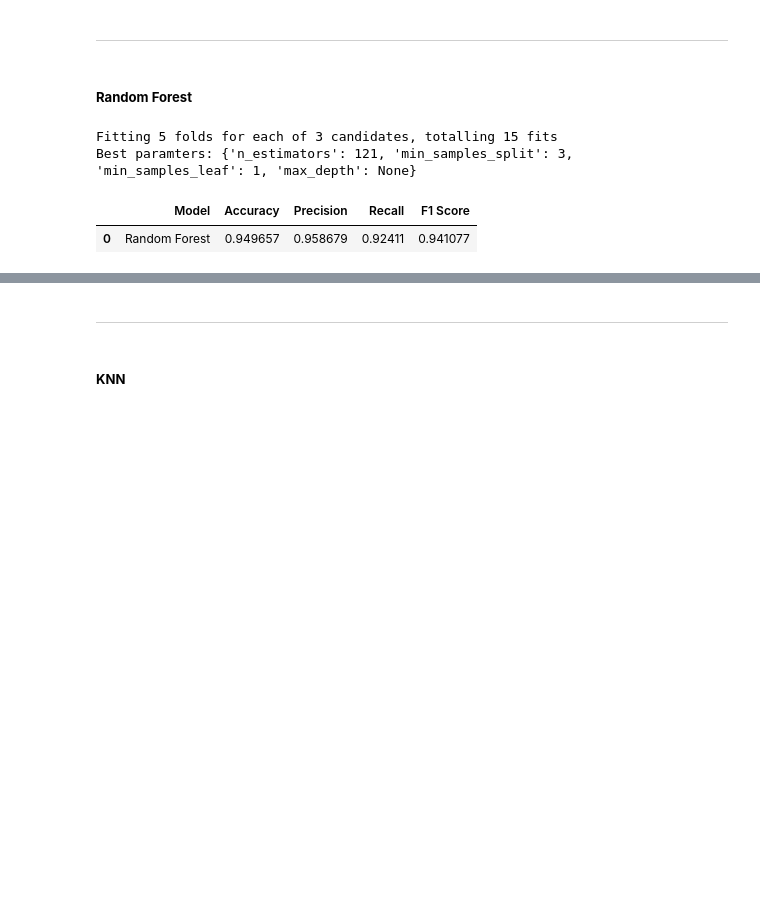
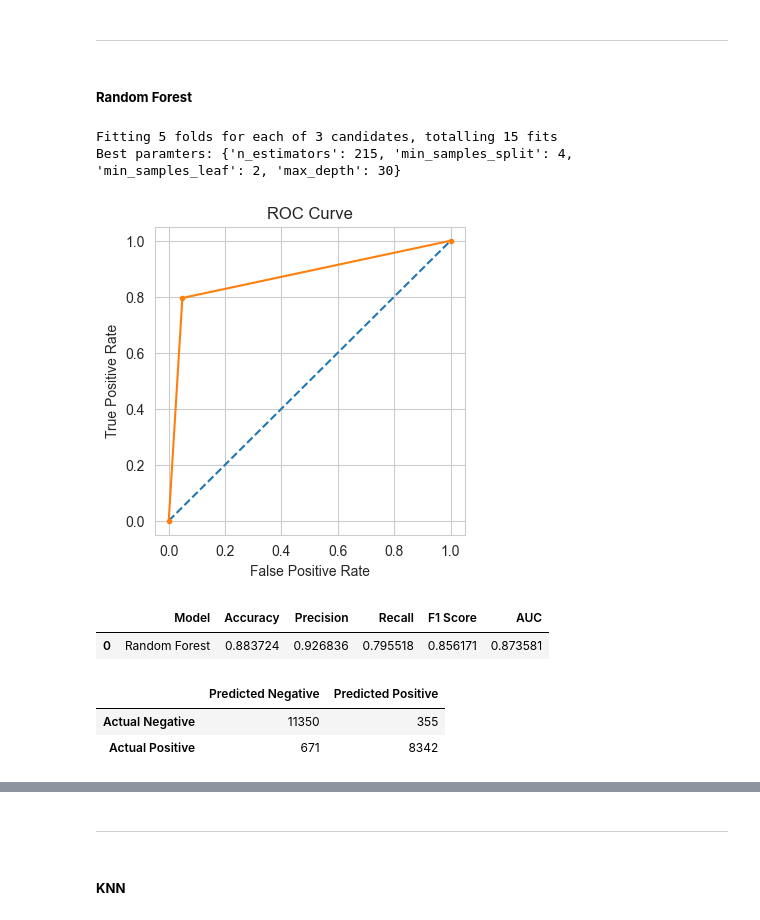
Before and after one commit to Chargent/Trains-Customers-Satisfaction-Machine-Learning-Project, a Jupyter notebook: main.ipynb, the cells around one changed output, grey strips where cells are left out. Cells and saved outputs as stored; diff of their text form; code cells hidden in the pictures; blank space fills up the shorter version.

Commit message:
random forest e commenti

```diff
--- a/main.ipynb
+++ b/main.ipynb
@@ -881,7 +888,7 @@ DT_gridcv = GridSearchCV(
 DT_gridcv.fit(training, training_check)
 
 # Printing the best parameters
-grid_bestparams_DT = DT_gridcv.bestparams
+grid_bestparams_DT = DT_gridcv.best_params_
 print(f"Best paramters: {grid_bestparams_DT}")
 
 # Initializing the model with the best parameters
@@ -944,7 +961,7 @@ RF_randcv = RandomizedSearchCV(
     Random_Forest,
     scoring='accuracy',
     param_distributions=random_grid_RF,
-    n_iter=3,
+    n_iter=10,
     cv=5,
     verbose=1,
     random_state=69,
@@ -965,40 +982,45 @@ RF_parameter = RandomForestClassifier(**rand_bestparams_RF)
 RF_parameter.fit(training, training_check)
 
 #print all the scores
 prediction_RF = RF_parameter.predict(validation_test)
 
 # Calculating the performance metrics
 accuracy_RF = accuracy_score(validation_test_check, prediction_RF)
 precision_RF = precision_score(validation_test_check, prediction_RF)
 recall_RF = recall_score(validation_test_check, prediction_RF)
 f1_RF = f1_score(validation_test_check, prediction_RF)
 
 # Calculting the ROC Score
 fpr, tpr, thresholds = roc_curve(validation_test_check, prediction_RF)
 auc_RF = auc(fpr, tpr)
 
 # Plotting the ROC Curve
 plt.plot([0, 1], [0, 1], linestyle='--')
 plt.plot(fpr, tpr, marker='.')
 plt.rcParams['figure.figsize'] = [4, 4]
 plt.title('ROC Curve')
 plt.xlabel('False Positive Rate')
 plt.ylabel('True Positive Rate')
 plt.show()
 
 # Printing the results in a dataframe
 results_rf = pd.DataFrame(data=[['Random Forest', accuracy_RF, precision_RF, recall_RF, f1_RF, auc_RF]],
                         columns=['Model', 'Accuracy', 'Precision', 'Recall', 'F1 Score', 'AUC'])
 results_rf
 # %% [output]
 Fitting 5 folds for each of 3 candidates, totalling 15 fits
-Best paramters: {'n_estimators': 121, 'min_samples_split': 3, 'min_samples_leaf': 1, 'max_depth': None}
+Best paramters: {'n_estimators': 215, 'min_samples_split': 4, 'min_samples_leaf': 2, 'max_depth': 30}
+[figure, added]
-|  | Model | Accuracy | Precision | Recall | F1 Score |
-| 0 | Random Forest | 0.949657 | 0.958679 | 0.92411 | 0.941077 |
+|  | Model | Accuracy | Precision | Recall | F1 Score | AUC |
+| 0 | Random Forest | 0.883724 | 0.926836 | 0.795518 | 0.856171 | 0.873581 |
 # %%
 cm = confusion_matrix(validation_test_check, prediction_RF)
 cm = pd.DataFrame(cm, index=['Actual Negative', 'Actual Positive'], columns=['Predicted Negative', 'Predicted Positive'])
 cm
+# %% [output]
+|  | Predicted Negative | Predicted Positive |
+| Actual Negative | 11350 | 355 |
+| Actual Positive | 671 | 8342 |
 # %%
 # Create a parameter grid based on the results of random search
 grid_RF = {
```
Also changed, not shown: parts of 30 cells of this notebook.
